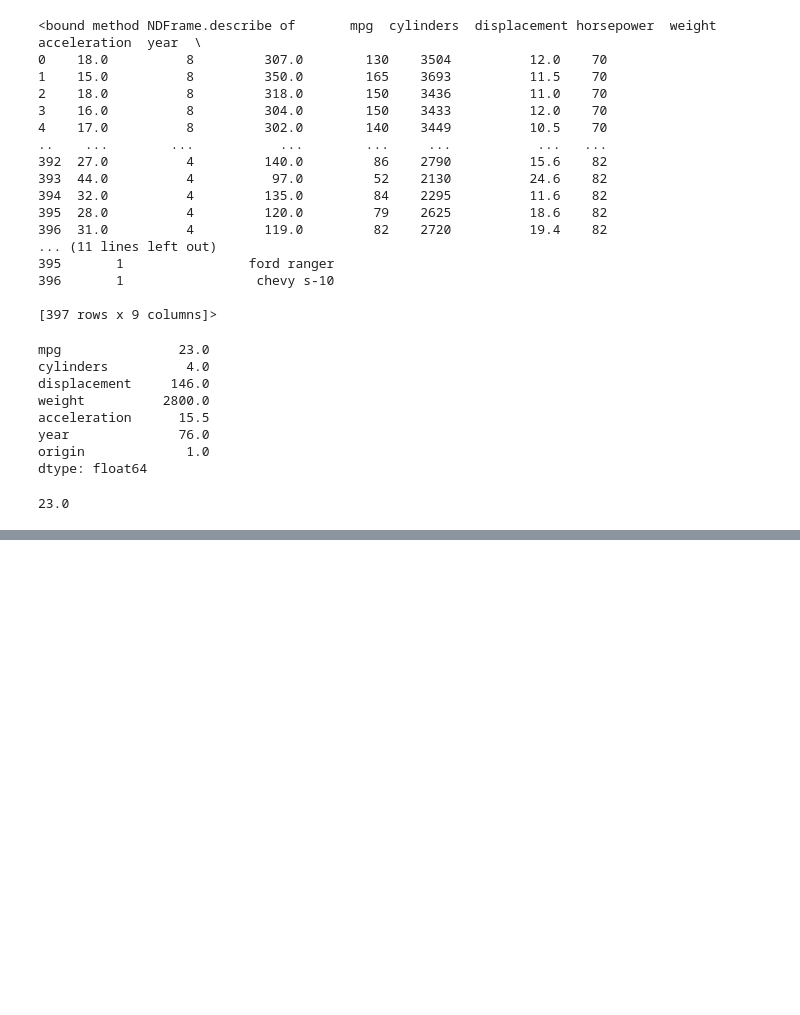
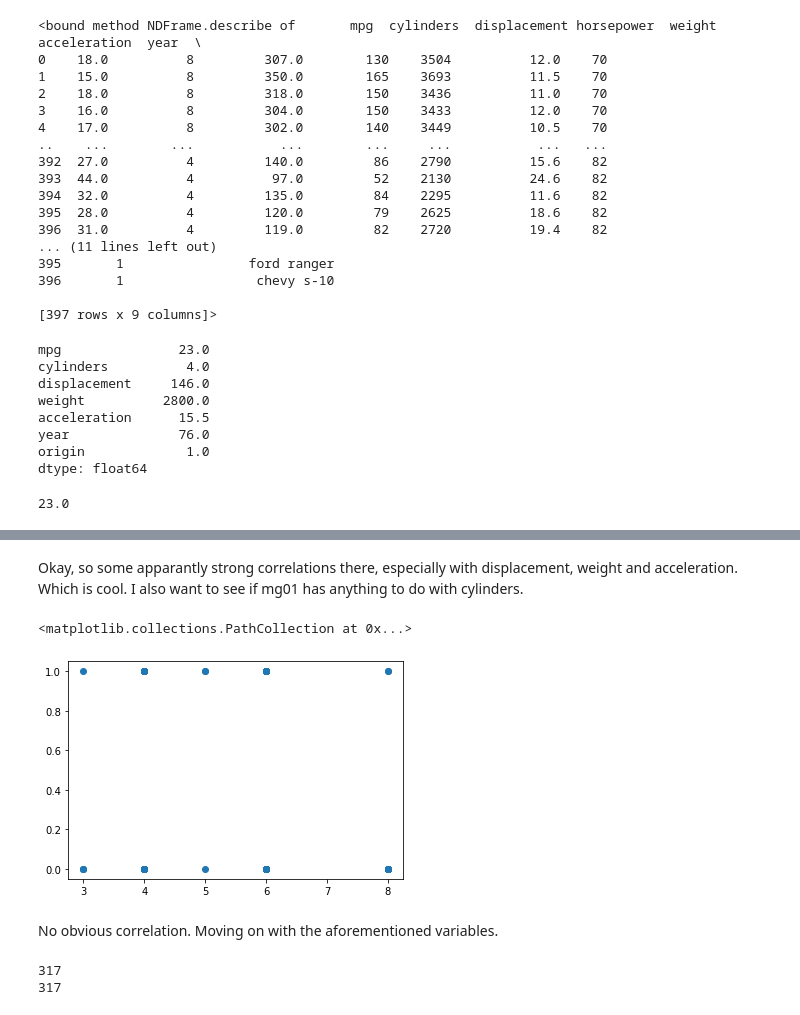
Before and after one commit to ACZD254/Intro-to-Statistical-Learning, a Jupyter notebook: HW_2/Ch4_P11.ipynb, the cells around one changed output, grey strips where cells are left out. Cells and saved outputs as stored; diff of their text form; code cells hidden in the pictures; blank space fills up the shorter version.

```diff
--- a/HW_2/Ch4_P11.ipynb
+++ b/HW_2/Ch4_P11.ipynb
@@ -49,0 +92,21 @@ median.mpg
+# %% [markdown]
+Okay, so some apparantly strong correlations there, especially with displacement, weight and acceleration. Which is cool. I also want to see if mg01 has anything to do with cylinders.
+# %%
+plt.scatter(auto_data.cylinders, auto_data.mpg01)
+# %% [output]
+<matplotlib.collections.PathCollection at 0x...>
+[figure, added]
+# %% [markdown]
+No obvious correlation. Moving on with the aforementioned variables.
+# %%
+#preparing the data
+from sklearn.model_selection import train_test_split
+x_data = auto_data.loc[:,'weight'].array.reshape(-1,1)
+y_data = auto_data.mpg01
+x_train, x_test, y_train, y_test = train_test_split(x_data,y_data, test_size=0.20)
+print(len(x_train))
+print(len(y_train))
+#x_train
+# %% [output]
+317
+317
```
Also changed, not shown: parts of 10 cells of this notebook.
